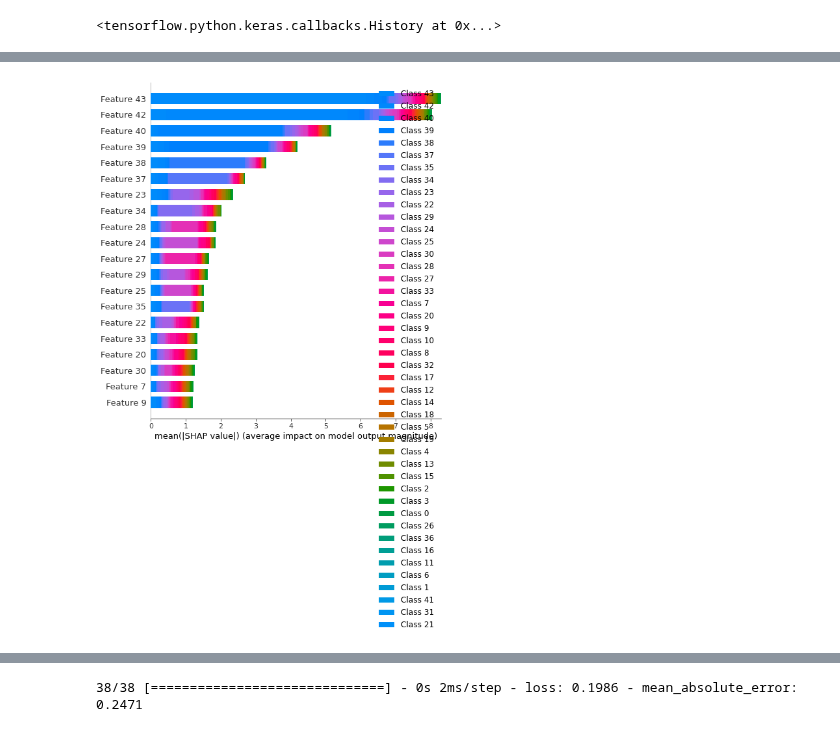
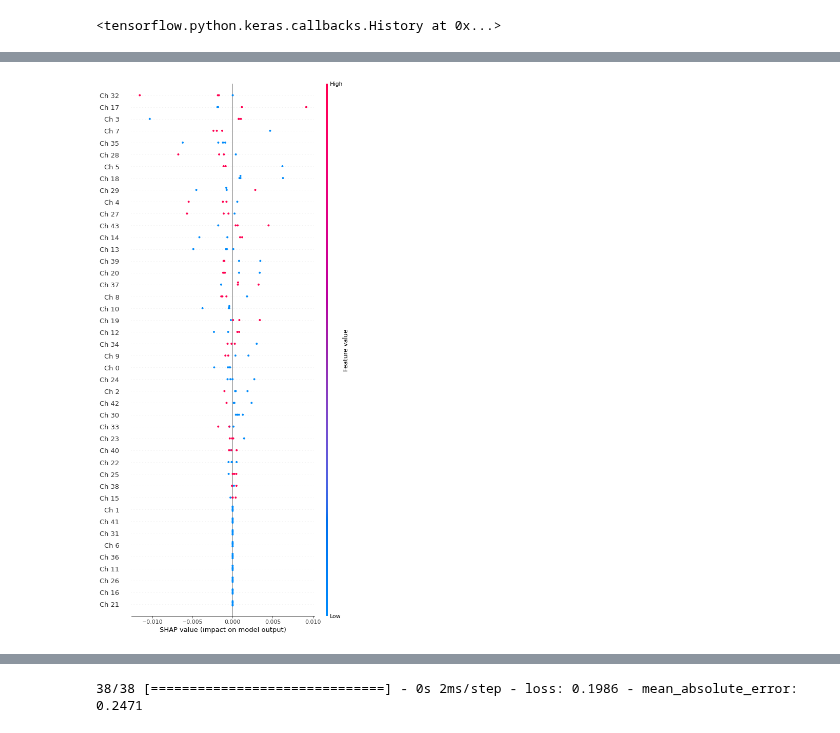
Before and after one commit to p-owens/MAI, a Jupyter notebook: MAI.ipynb, the cells around one changed output, grey strips where cells are left out. Cells and saved outputs as stored; diff of their text form; code cells hidden in the pictures.

Commit message:
changed the display of the summary plots fri-29th

```diff
--- a/MAI.ipynb
+++ b/MAI.ipynb
@@ -222,5 +201,5 @@ background = x_train[np.random.choice(x_train.shape[0], 100, replace=False)]
 explain = shap.DeepExplainer(model, background)
 # ...or pass tensors directly
 # e = shap.DeepExplainer((model.layers[0].input, model.layers[-1].output), background)
-shap_values = explain.shap_values(x_test[1:5])
+shap_values = explain.shap_values(x_test[0:5])
 # %% [output]
@@ -249,4 +209,4 @@ shap.summary_plot(shap_values[5], x_test[1:5], plot_type="bar")
 # %%
-shap.summary_plot(shap_values, x_test[1:5], plot_type="bar")
+shap.summary_plot(shap_values[0], x_test[0:5], ch_names, 44, sort=True)
 # %% [output]
-[figure, old version]
+[figure, new version]
```
Also changed, not shown: parts of 8 cells of this notebook.
